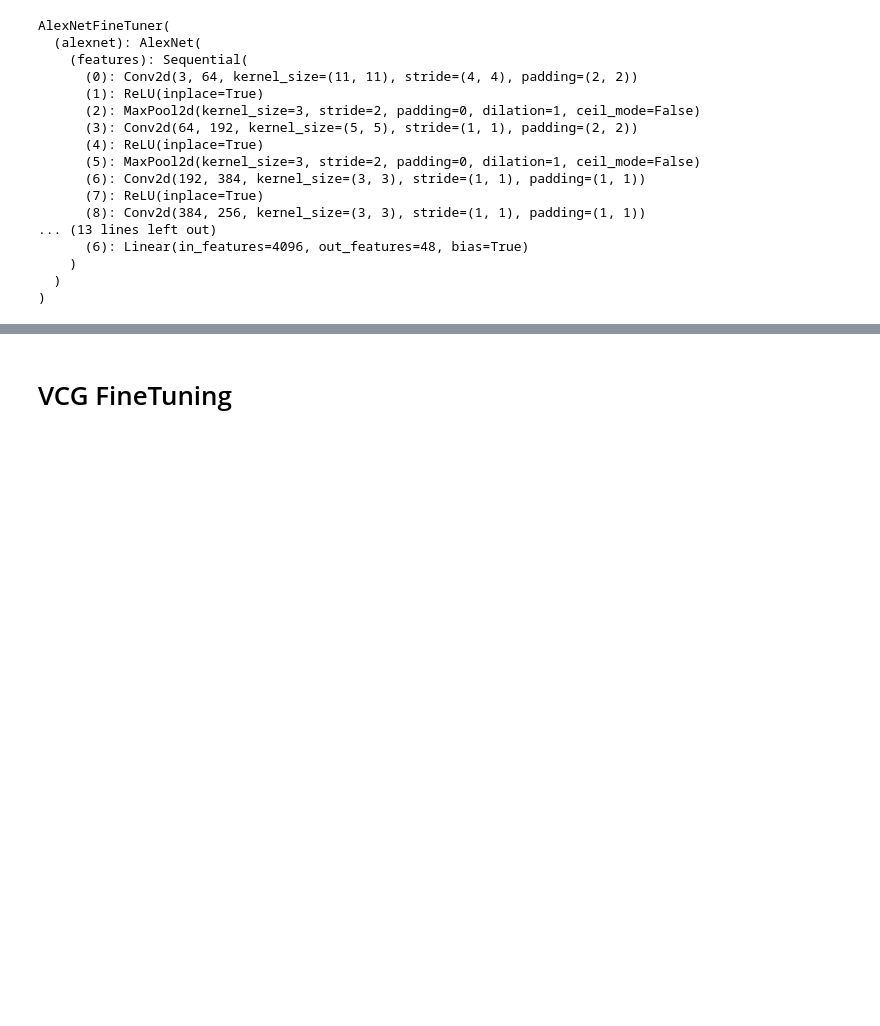
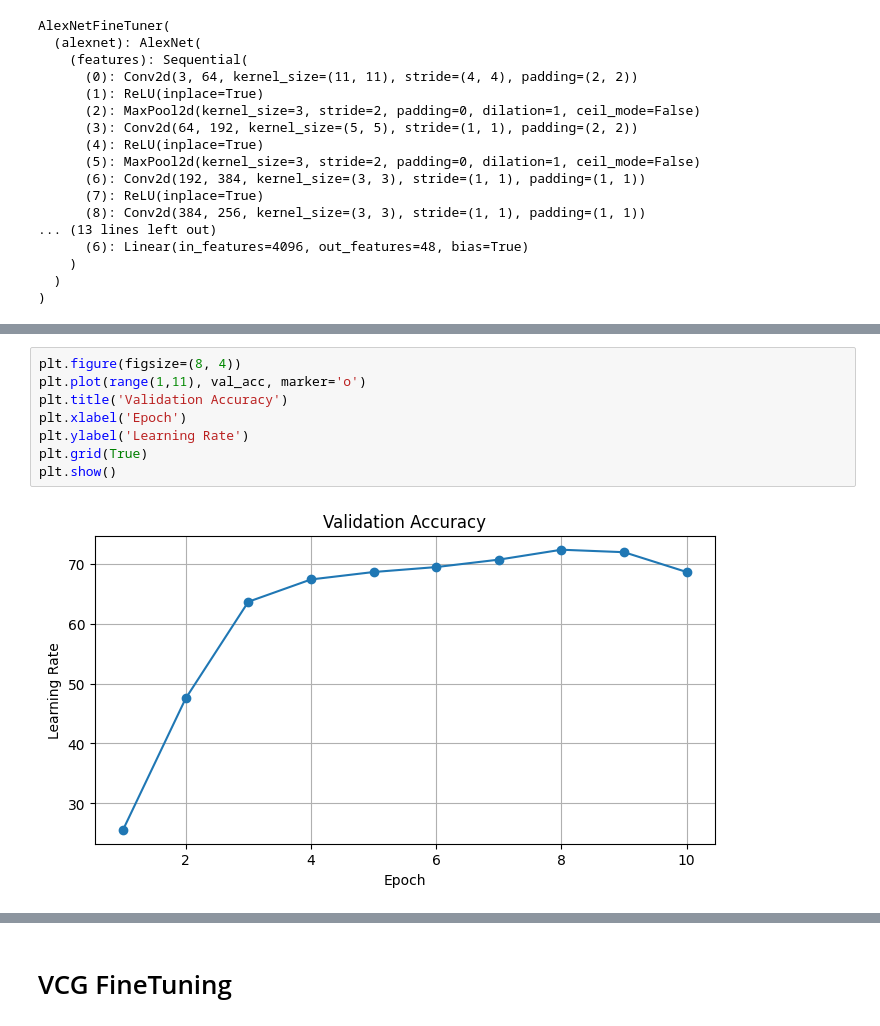
Before and after one commit to 8dsasb/CoinClassifier, a Jupyter notebook: Models_SushrutPhase2.ipynb, the cells around one changed output, grey strips where cells are left out. Saved outputs shown, nothing was run; the diff lists cells and outputs as text; blank space fills up the shorter version.

```diff
--- a/Models_SushrutPhase2.ipynb
+++ b/Models_SushrutPhase2.ipynb
@@ -277,3 +287,13 @@ ValueError: x, y, and format string must not be None
+# %%
+plt.figure(figsize=(8, 4))
+plt.plot(range(1,11), val_acc, marker='o')
+plt.title('Validation Accuracy')
+plt.xlabel('Epoch')
+plt.ylabel('Learning Rate')
+plt.grid(True)
+plt.show()
+# %% [output]
+[figure, added]
 # %%
 import numpy as np
 device = torch.device('cuda' if torch.cuda.is_available() else 'cpu')
```
Also changed, not shown: parts of 12 cells of this notebook.
